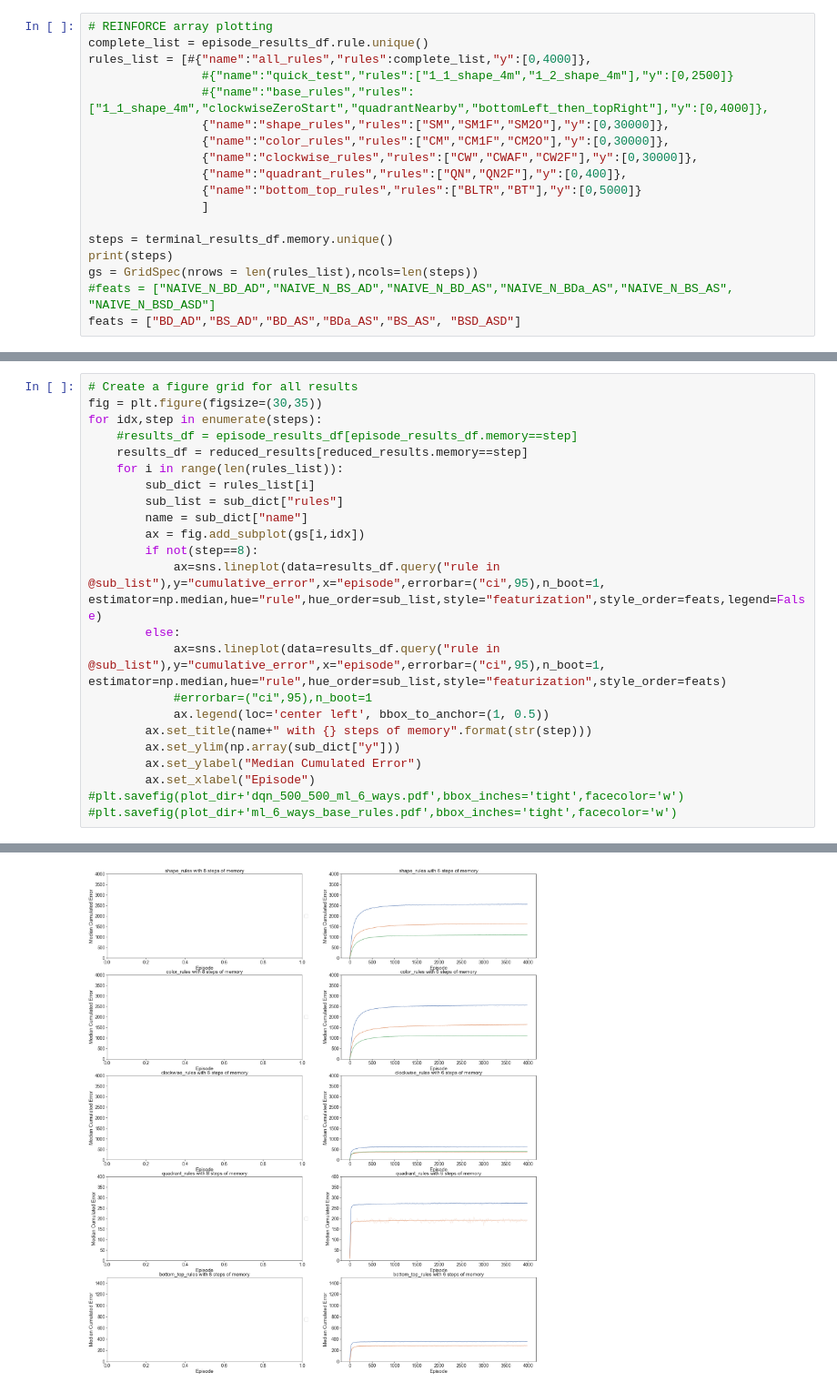
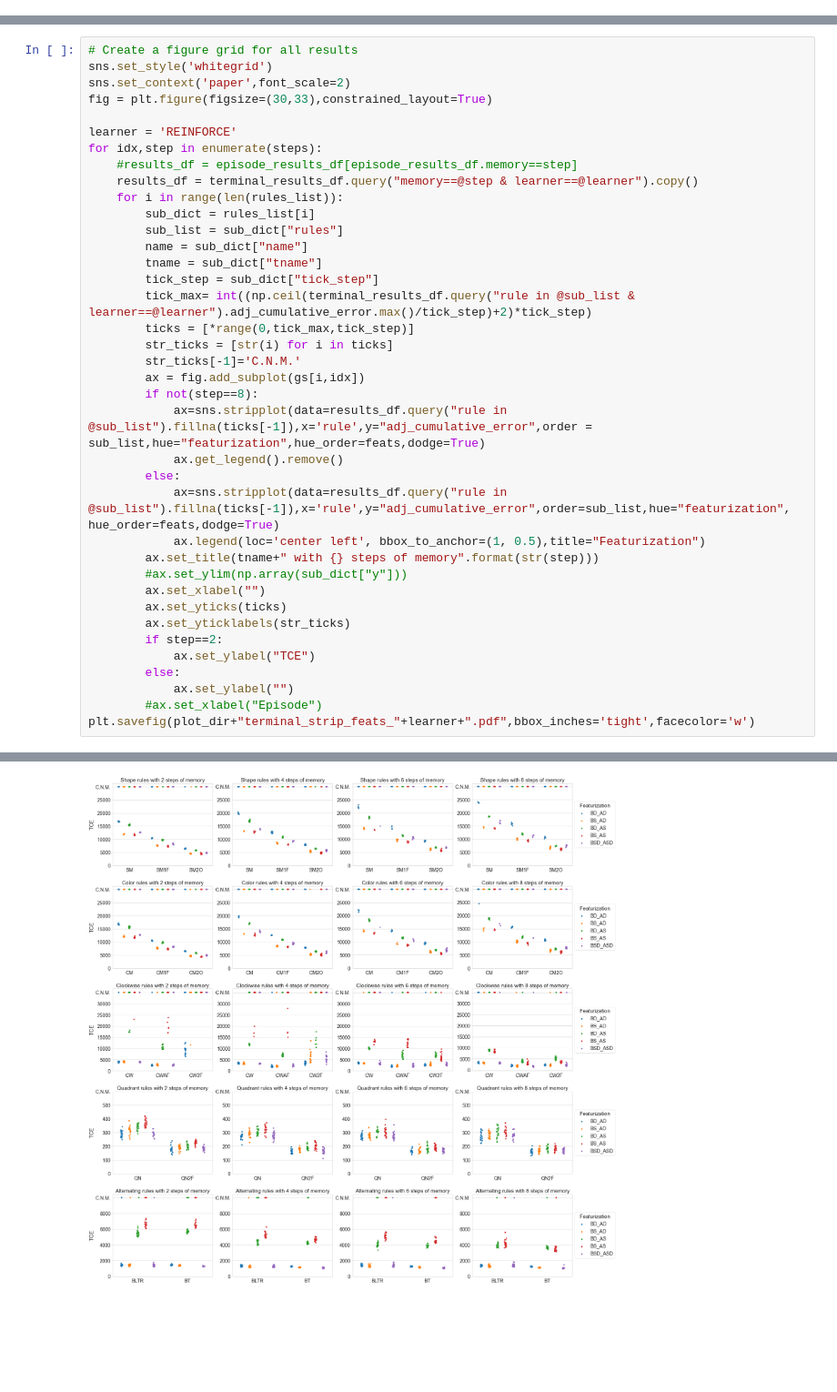
Before and after one commit to epulick/gohr, a Jupyter notebook: misc/neurips_ml_processing.ipynb, the cells around one changed output, grey strips where cells are left out. Shown at 91% size. Cells and saved outputs as stored; diff of their text form; blank space fills up the shorter version.

```diff
--- a/misc/neurips_ml_processing.ipynb
+++ b/misc/neurips_ml_processing.ipynb
@@ -193,18 +326,0 @@ feats = ["BD_AD","BS_AD","BD_AS","BDa_AS","BS_AS", "BSD_ASD"]
-# %%
-# REINFORCE array plotting
-complete_list = episode_results_df.rule.unique()
-rules_list = [#{"name":"all_rules","rules":complete_list,"y":[0,4000]},
-                #{"name":"quick_test","rules":["1_1_shape_4m","1_2_shape_4m"],"y":[0,2500]}
-                #{"name":"base_rules","rules":["1_1_shape_4m","clockwiseZeroStart","quadrantNearby","bottomLeft_then_topRight"],"y":[0,4000]},
-                {"name":"shape_rules","rules":["SM","SM1F","SM2O"],"y":[0,30000]},
-                {"name":"color_rules","rules":["CM","CM1F","CM2O"],"y":[0,30000]},
-                {"name":"clockwise_rules","rules":["CW","CWAF","CW2F"],"y":[0,30000]},
-                {"name":"quadrant_rules","rules":["QN","QN2F"],"y":[0,400]},
-                {"name":"bottom_top_rules","rules":["BLTR","BT"],"y":[0,5000]}
-                ]
-
-steps = terminal_results_df.memory.unique()
-print(steps)
-gs = GridSpec(nrows = len(rules_list),ncols=len(steps))
-#feats = ["NAIVE_N_BD_AD","NAIVE_N_BS_AD","NAIVE_N_BD_AS","NAIVE_N_BDa_AS","NAIVE_N_BS_AS", "NAIVE_N_BSD_ASD"]
-feats = ["BD_AD","BS_AD","BD_AS","BDa_AS","BS_AS", "BSD_ASD"]
@@ -224,24 +380,39 @@ reduced_results.head()
 # %%
 # Create a figure grid for all results
-fig = plt.figure(figsize=(30,35))
+sns.set_style('whitegrid')
+sns.set_context('paper',font_scale=2)
+fig = plt.figure(figsize=(30,33),constrained_layout=True)
+
+learner = 'REINFORCE'
 for idx,step in enumerate(steps):
     #results_df = episode_results_df[episode_results_df.memory==step]
-    results_df = reduced_results[reduced_results.memory==step]
+    results_df = terminal_results_df.query("memory==@step & learner==@learner").copy()
     for i in range(len(rules_list)):
         sub_dict = rules_list[i]
         sub_list = sub_dict["rules"]
         name = sub_dict["name"]
+        tname = sub_dict["tname"]
+        tick_step = sub_dict["tick_step"]
+        tick_max= int((np.ceil(terminal_results_df.query("rule in @sub_list & learner==@learner").adj_cumulative_error.max()/tick_step)+2)*tick_step)
+        ticks = [*range(0,tick_max,tick_step)]
+        str_ticks = [str(i) for i in ticks]
+        str_ticks[-1]='C.N.M.'
         ax = fig.add_subplot(gs[i,idx])
         if not(step==8):
-            ax=sns.lineplot(data=results_df.query("rule in @sub_list"),y="cumulative_error",x="episode",errorbar=("ci",95),n_boot=1, estimator=np.median,hue="rule",hue_order=sub_list,style="featurization",style_order=feats,legend=False)
+            ax=sns.stripplot(data=results_df.query("rule in @sub_list").fillna(ticks[-1]),x='rule',y="adj_cumulative_error",order = sub_list,hue="featurization",hue_order=feats,dodge=True)
+            ax.get_legend().remove()
         else:
-            ax=sns.lineplot(data=results_df.query("rule in @sub_list"),y="cumulative_error",x="episode",errorbar=("ci",95),n_boot=1, estimator=np.median,hue="rule",hue_order=sub_list,style="featurization",style_order=feats)
-            #errorbar=("ci",95),n_boot=1
-            ax.legend(loc='center left', bbox_to_anchor=(1, 0.5))
-        ax.set_title(name+" with {} steps of memory".format(str(step)))
-        ax.set_ylim(np.array(sub_dict["y"]))
-        ax.set_ylabel("Median Cumulated Error")
-        ax.set_xlabel("Episode")
-#plt.savefig(plot_dir+'dqn_500_500_ml_6_ways.pdf',bbox_inches='tight',facecolor='w')
-#plt.savefig(plot_dir+'ml_6_ways_base_rules.pdf',bbox_inches='tight',facecolor='w')
+            ax=sns.stripplot(data=results_df.query("rule in @sub_list").fillna(ticks[-1]),x='rule',y="adj_cumulative_error",order=sub_list,hue="featurization", hue_order=feats,dodge=True)
+            ax.legend(loc='center left', bbox_to_anchor=(1, 0.5),title="Featurization")
+        ax.set_title(tname+" with {} steps of memory".format(str(step)))
+        #ax.set_ylim(np.array(sub_dict["y"]))
+        ax.set_xlabel("")
+        ax.set_yticks(ticks)
+        ax.set_yticklabels(str_ticks)
+        if step==2:
+            ax.set_ylabel("TCE")
+        else:
+            ax.set_ylabel("")
+        #ax.set_xlabel("Episode")
+plt.savefig(plot_dir+"terminal_strip_feats_"+learner+".pdf",bbox_inches='tight',facecolor='w')
 # %% [output]
@@ -253,2 +419,2 @@ No artists with labels found to put in legend.  Note that artists whose label st
-[figure, old version]
+[figure, new version]
 # %%
```
Also changed, not shown: parts of 28 cells of this notebook, 5 other files.
